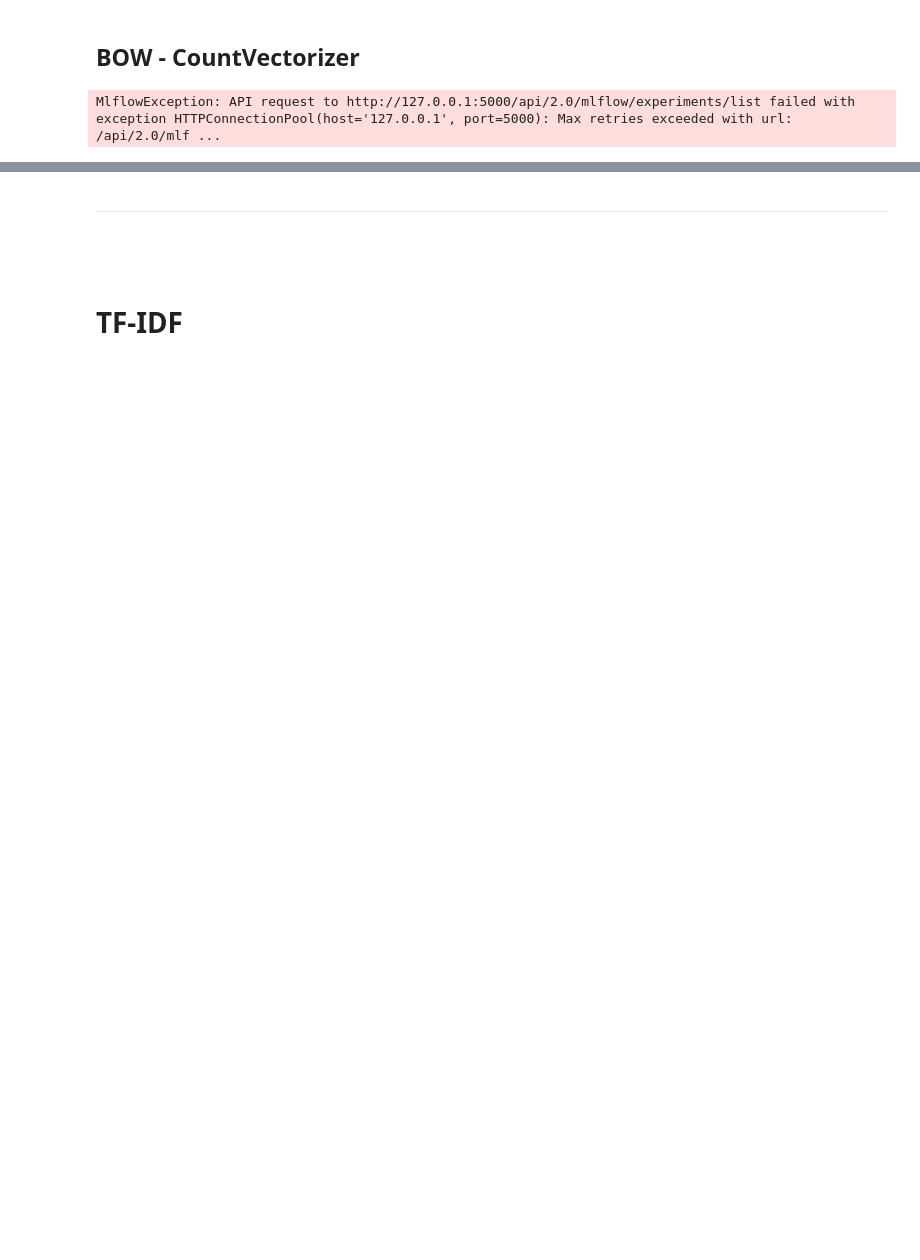
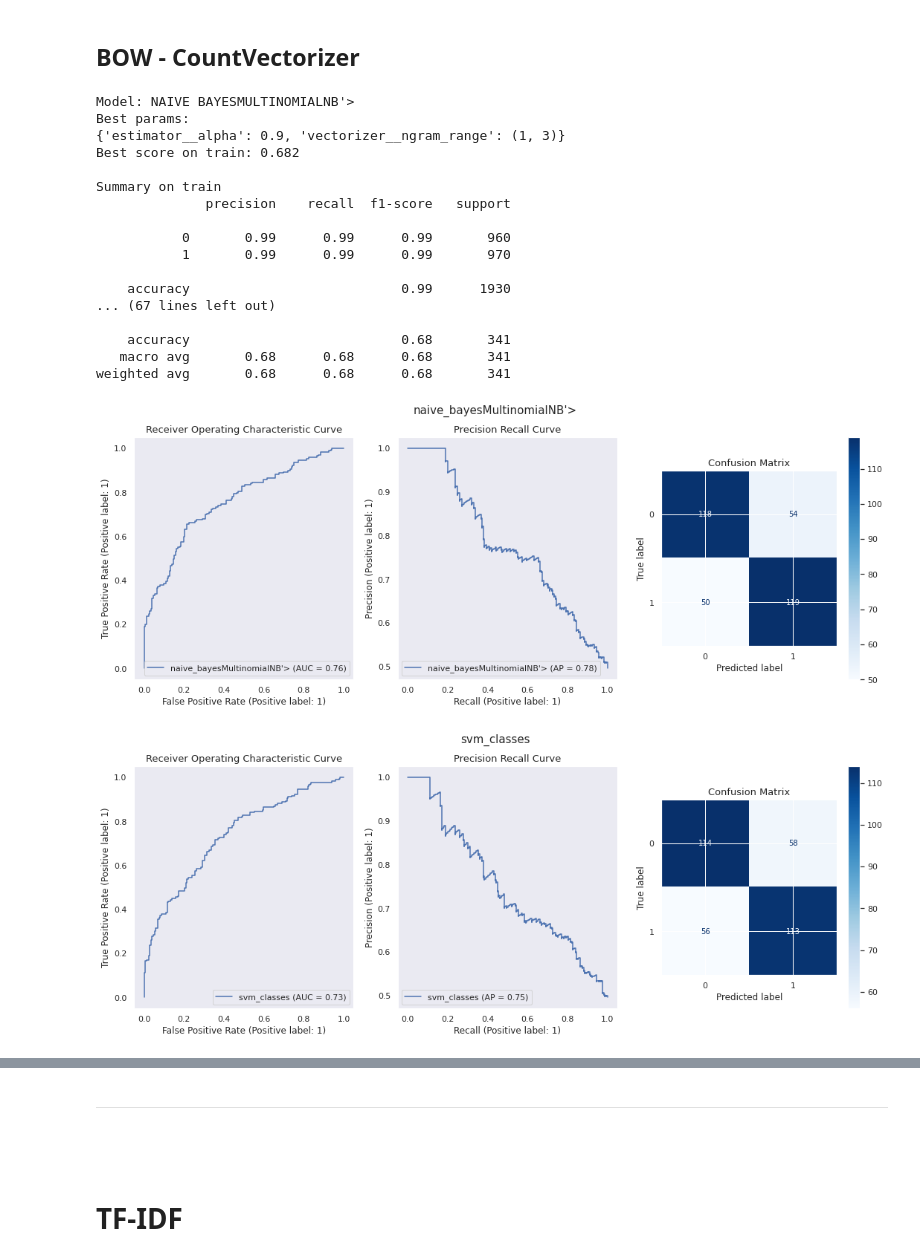
Before and after one commit to andreveit/fed-by-tweets-batch-scoring, a Jupyter notebook: src/notebooks/modeling.ipynb, the cells around one changed output, grey strips where cells are left out. Cells and saved outputs as stored; diff of their text form; code cells hidden in the pictures; blank space fills up the shorter version.

```diff
--- a/src/notebooks/modeling.ipynb
+++ b/src/notebooks/modeling.ipynb
@@ -312,59 +253,69 @@ models_dict = {
         LogisticRegression(n_jobs = -1, random_state=SEED) : {
             'vectorizer__ngram_range' : [(1,1),(1,2),(2,2),(2,3),(3,3),(1,3)],
             'estimator__penalty': ['l1', 'l2', 'elasticnet'],
             'estimator__dual': [True],
             'estimator__solver' : ['liblinear'],
             'estimator__C': [0.001,0.1,0.5,1,3,5,8,10],
         },
-        # DecisionTreeClassifier(random_state=SEED) : {
-        #     'vectorizer__ngram_range' : [(1,1),(1,2),(2,2),(2,3),(3,3),(1,3)],
-        #     'estimator__min_samples_split': [2,3,5,8,13,21,34],
-        #     'estimator__max_features': ['autp', 'log2'],
-        # },
-        # KNeighborsClassifier(n_jobs = -1) : {
-        #     'vectorizer__ngram_range' : [(1,1),(1,2),(2,2),(2,3),(3,3),(1,3)],
-        #     'estimator__n_neighbors': [2,3,5,8,13,21,34],
-        #     'estimator__algorithm': ['auto', 'ball_tree', 'kd_tree', 'brute'],
-        # },
-        #  RandomForestClassifier(random_state=SEED, n_jobs=-1) : {
-        #   'vectorizer__ngram_range' : [(1,1),(1,2),(2,2),(2,3),(3,3),(1,3)],
-        #   'estimator__min_samples_split': [2,3,5,8,13,21],
-        #   'estimator__min_samples_leaf': [2,3,5,8,13,21],
-        #   'estimator__max_depth': [15,30,60,120,240, None],
-        #   'estimator__n_estimators' : np.arange(50,1200,100)
-        # },
-        #  XGBClassifier(random_state=SEED, n_jobs=-1) : {
-        #   'vectorizer__ngram_range' : [(1,1),(1,2),(2,2),(2,3),(3,3),(1,3)],
-        #   'estimator__max_depth': [2,3,5,8],
-        #   'estimator__eta': [0.05,0.1,0.3,0.5],
-        #   'estimator__max_depth': [15,30,60,120,240, None],
-        #   'estimator__n_estimators' : np.arange(50,1200,100)
-        # },
+        KNeighborsClassifier(n_jobs = -1) : {
+            'vectorizer__ngram_range' : [(1,1),(1,2),(2,2),(2,3),(3,3),(1,3)],
+            'estimator__n_neighbors': [2,3,5,8,13,21,34],
+            'estimator__algorithm': ['auto', 'ball_tree', 'kd_tree', 'brute'],
+        },
+         RandomForestClassifier(random_state=SEED, n_jobs=-1) : {
+          'vectorizer__ngram_range' : [(1,1),(1,2),(2,2),(2,3),(3,3),(1,3)],
+          'estimator__min_samples_split': [2,3,5,8,13,21],
+          'estimator__min_samples_leaf': [2,3,5,8,13,21],
+          'estimator__max_depth': [15,30,60,120,240, None],
+          'estimator__n_estimators' : np.arange(50,1200,200)
+        },
+         XGBClassifier(random_state=SEED, n_jobs=-1) : {
+          'vectorizer__ngram_range' : [(1,1),(1,2),(2,2),(2,3),(3,3),(1,3)],
+          'estimator__max_depth': [2,3,5,8],
+          'estimator__eta': [0.05,0.1,0.3,0.5],
+          'estimator__max_depth': [15,30,60,120,240, None],
+          'estimator__n_estimators' : np.arange(50,1200,200)
+        },
 
 }
 
 
 
 # Setup pipeline steps
-scaler = StandardScaler()
 vec = CountVectorizer()
 
 for estimator,params in models_dict.items():
 
     # Create pipeline
-    steps = [('scaler', scaler),('vectorizer', vec),('estimator', estimator)]
+    steps = [('vectorizer', vec),('estimator', estimator)]
     pipe = Pipeline(steps=steps)
 
     estimator_name = str(estimator.__class__).split('.')[1] + str(estimator.__class__).split('.')[2]
     with mlflow.start_run():
-
         mlflow.set_tag('model', estimator_name)
-        mlflow.sklearn.autolog()
 
         # Run Grid Search
         gs = GridSearchCV(pipe, params, scoring = metric_score, cv=5).fit(X_train, y_train)
 
         # Evaluation
         csl_results(gs, X_test, y_test, estimator_name)
 # %% [output]
-MlflowException: API request to http://127.0.0.1:5000/api/2.0/mlflow/experiments/list failed with exception HTTPConnectionPool(host='127.0.0.1', port=5000): Max retries exceeded with url: /api/2.0/mlf ...
+Model: NAIVE BAYESMULTINOMIALNB'>
+Best params:
+{'estimator__alpha': 0.9, 'vectorizer__ngram_range': (1, 3)}
+Best score on train: 0.682
+
+Summary on train
+              precision    recall  f1-score   support
+
+           0       0.99      0.99      0.99       960
+           1       0.99      0.99      0.99       970
+
+    accuracy                           0.99      1930
+... (67 lines left out)
+
+    accuracy                           0.68       341
+   macro avg       0.68      0.68      0.68       341
+weighted avg       0.68      0.68      0.68       341
+[figure, added]
+[figure, added]
```
Also changed, not shown: parts of 18 cells of this notebook, 1 other file.
